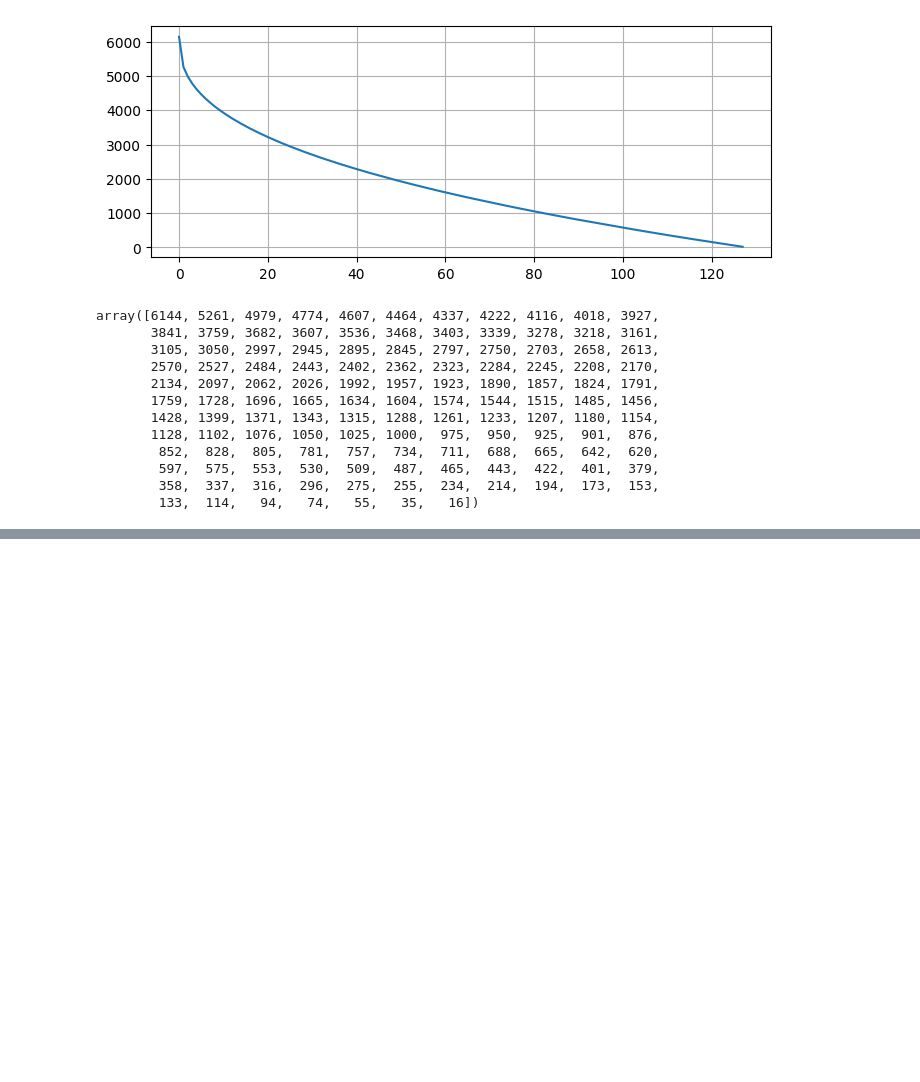
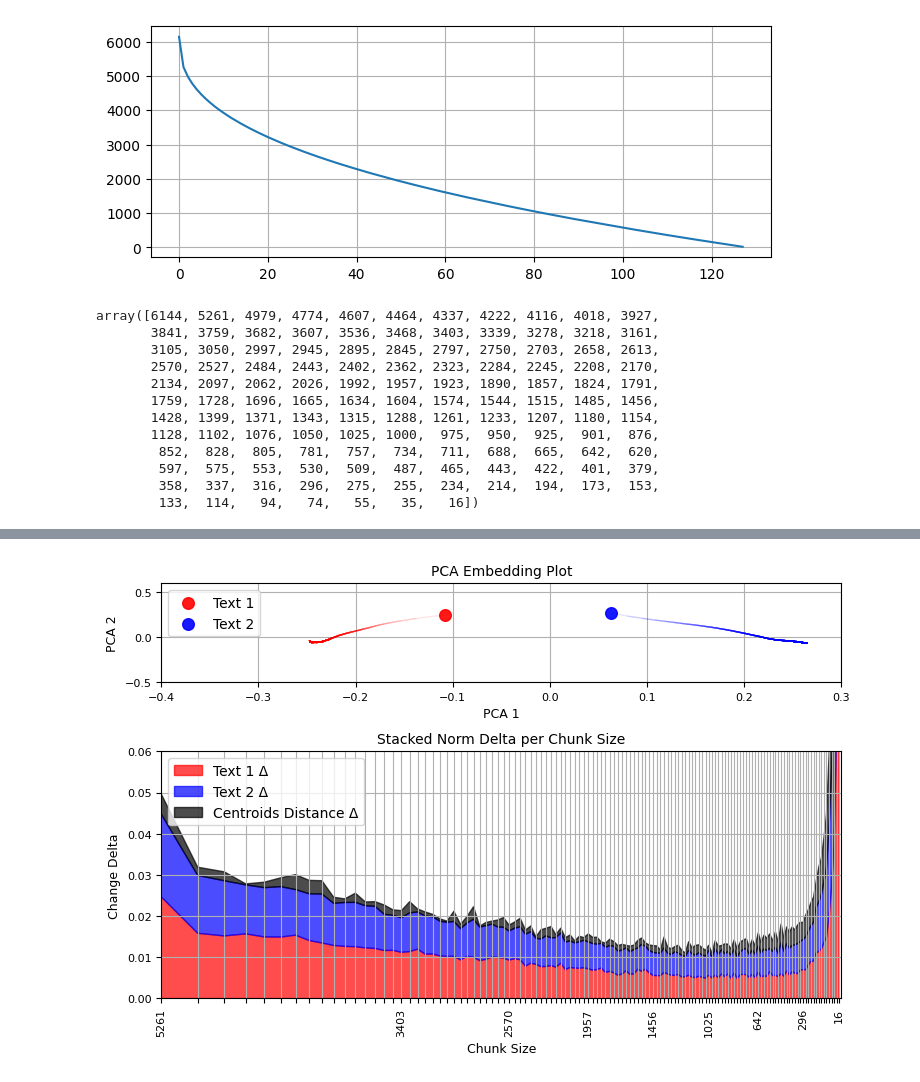
Before and after one commit to tobiaswuerth/rolling_embedding, a Jupyter notebook: playground_7b_chunk_size_distance.ipynb, the cells around one changed output, grey strips where cells are left out. Cells and saved outputs as stored; diff of their text form; code cells hidden in the pictures; blank space fills up the shorter version.

```diff
--- a/playground_7b_chunk_size_distance.ipynb
+++ b/playground_7b_chunk_size_distance.ipynb
@@ -272 +181,97 @@ ani.save("./plot_exports/centroid_evolution.gif", writer='pillow', fps=24)
+# %%
+import numpy as np
+import matplotlib.pyplot as plt
+from matplotlib.animation import FuncAnimation
+from sklearn.decomposition import PCA
+
+embedding_means_normdiff_g1 = np.linalg.norm(np.diff(embeddings_g1, axis=0), axis=1)
+embedding_means_normdiff_g2 = np.linalg.norm(np.diff(embeddings_g2, axis=0), axis=1)
+
+centroids_2d = PCA(n_components=2).fit_transform(np.array(embeddings_g1 + embeddings_g2))
+centroids_g1_2d = centroids_2d[:len(embeddings_g1)]
+centroids_g2_2d = centroids_2d[len(embeddings_g1):]
+centroid_distance_change = np.linalg.norm(np.diff(centroids_g1_2d - centroids_g2_2d, axis=0), axis=1)
+
+fig, (ax1, ax2) = plt.subplots(
+    2, 1, figsize=(8, 5),
+    gridspec_kw={'height_ratios': [0.4, 1], 'hspace': 0.4, 'bottom': 0.12, 'top': 0.95, 'left': 0.1, 'right': 0.95 }
+)
+
+point1 = ax1.scatter([], [], color='red', s=70, label='Text 1', alpha=0.9)
+point2 = ax1.scatter([], [], color='blue', s=70, label='Text 2', alpha=0.9)
+trace_x1 = []
+trace_y1 = []
+trace_x2 = []
+trace_y2 = []
+
+def ax2_init():
+    ax2.set_title("Stacked Norm Delta per Chunk Size", fontsize=10)
+    ax2.set_xlabel("Chunk Size", fontsize=9)
+    ax2.set_ylabel("Change Delta", fontsize=9)
+    ax2.set_xlim(-0.5, len(chunk_sizes) - 0.5)
+    ax2.set_ylim(0, 0.06)
+    ax2.tick_params(axis='both', which='major', labelsize=8)
+    ax2.invert_xaxis()
+    ax2.grid(True)
+
+    ax2.set_xticks(chunk_sizes[1:])
+    ax2.set_xticklabels(chunk_sizes[1:], rotation=90, fontsize=8)
+    for i, label in enumerate(ax2.get_xticklabels()):
+        label.set_visible(i % 4 == 0 or i == len(chunk_sizes) - 2)
+
+def init():
+    # Initialize the first plot
+    ax1.set_title("PCA Embedding Plot", fontsize=10)
+    ax1.set_xlabel("PCA 1", fontsize=9)
+    ax1.set_ylabel("PCA 2", fontsize=9)
+    ax1.set_xlim(-0.4, 0.3)
+    ax1.set_ylim(-0.5, 0.6)
+    ax1.tick_params(axis='both', which='major', labelsize=8)
+    ax1.legend(loc='upper left', fontsize=10)
+    ax1.grid(True)
+
+    # Initialize the second plot
+    ax2_init()
+
+    return point1, point2
+
+def update(frame):
+    ax1.set_title(f"PCA Embedding Plot — Chunk Size: {chunk_sizes[1:][frame]}", fontsize=10)
+    x1, y1 = centroids_g1_2d[frame]
+    x2, y2 = centroids_g2_2d[frame]
+
+    point1.set_offsets([[x1, y1]])
+    point2.set_offsets([[x2, y2]])
+
+    trace_x1.append(x1)
+    trace_y1.append(y1)
+    trace_x2.append(x2)
+    trace_y2.append(y2)
+    ax1.plot(trace_x1, trace_y1, color='red', linewidth=1, alpha=0.1)
+    ax1.plot(trace_x2, trace_y2, color='blue', linewidth=1, alpha=0.1)
+
+    # clear 2nd plot
+    ax2.cla()
+    ax2_init()
+
+    # plot new values
+    g1_vals = embedding_means_normdiff_g1[:frame + 1]
+    g2_vals = embedding_means_normdiff_g2[:frame + 1]
+    c_vals  = centroid_distance_change[:frame + 1]
+    x_vals  = chunk_sizes[1:][:frame + 1]
+
+    base = np.zeros_like(g1_vals)
+    ax2.fill_between(x_vals, base, base + g1_vals, color='red', alpha=0.7, label='Text 1 Δ')
+    base += g1_vals
+    ax2.fill_between(x_vals, base, base + g2_vals, color='blue', alpha=0.7, label='Text 2 Δ')
+    base += g2_vals
+    ax2.fill_between(x_vals, base, base + c_vals, color='black', alpha=0.7, label='Centroids Distance Δ')
+
+    ax2.legend(loc='upper left', fontsize=10)
+    return point1, point2
+
+ani = FuncAnimation(fig, update, frames=range(0, len(centroid_distance_change)), init_func=init, blit=False)
+ani.save("./plot_exports/centroid_evolution3.gif", writer='pillow', fps=24, dpi=300)
+# %% [output]
+[figure, added]
 # %%
```
Also changed, not shown: parts of 2 cells of this notebook.
